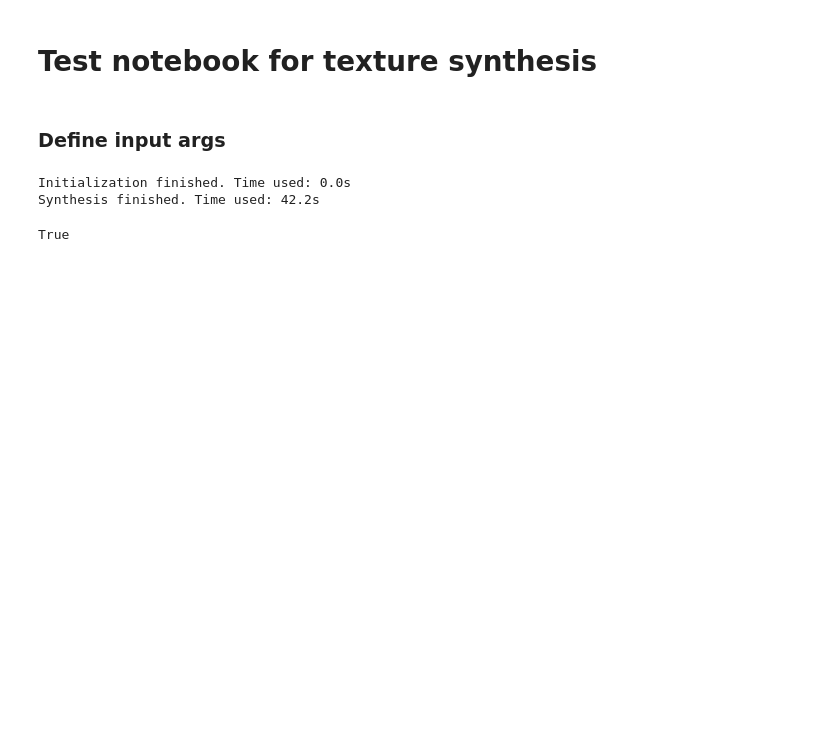
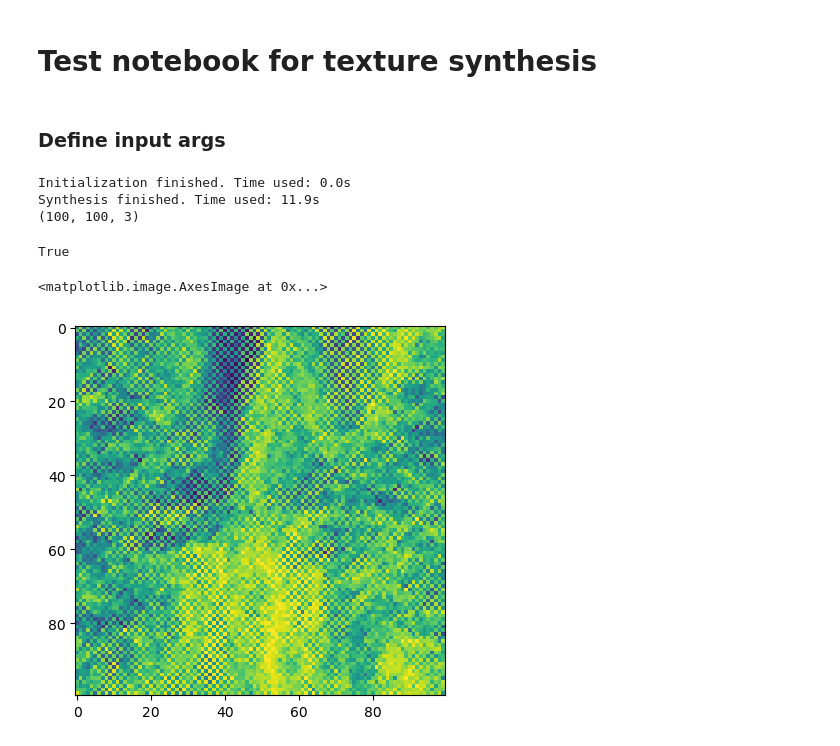
Before and after one commit to derek1909/TextureSynthesis, a Jupyter notebook: test.ipynb, the cells around one changed output. Cells and saved outputs as stored; diff of their text form; code cells hidden in the pictures; blank space fills up the shorter version.

```diff
--- a/test.ipynb
+++ b/test.ipynb
@@ -16,6 +16,7 @@ window_size=(100,100)         # Generated image size, (height,width)
 kernel_size=3                 # history window size
 visualize=False
 # %%
+
 sample = cv2.imread(sample_path)
 
 synthesized_texture = synthesize_texture(original_sample=sample,
@@ -24,8 +25,15 @@ synthesized_texture = synthesize_texture(original_sample=sample,
                                             visualize=visualize)
 
 out_path=f'outputs/{sample_number}_{formatted_time}.png'
+print(synthesized_texture.shape)
 cv2.imwrite(out_path, synthesized_texture)
 # %% [output]
 Initialization finished. Time used: 0.0s
-Synthesis finished. Time used: 42.2s
+Synthesis finished. Time used: 11.9s
+(100, 100, 3)
 True
+# %%
+plt.imshow(synthesized_texture[:,:,2])
+# %% [output]
+<matplotlib.image.AxesImage at 0x...>
+[figure, added]
```
Also changed, not shown: 4 other files.
